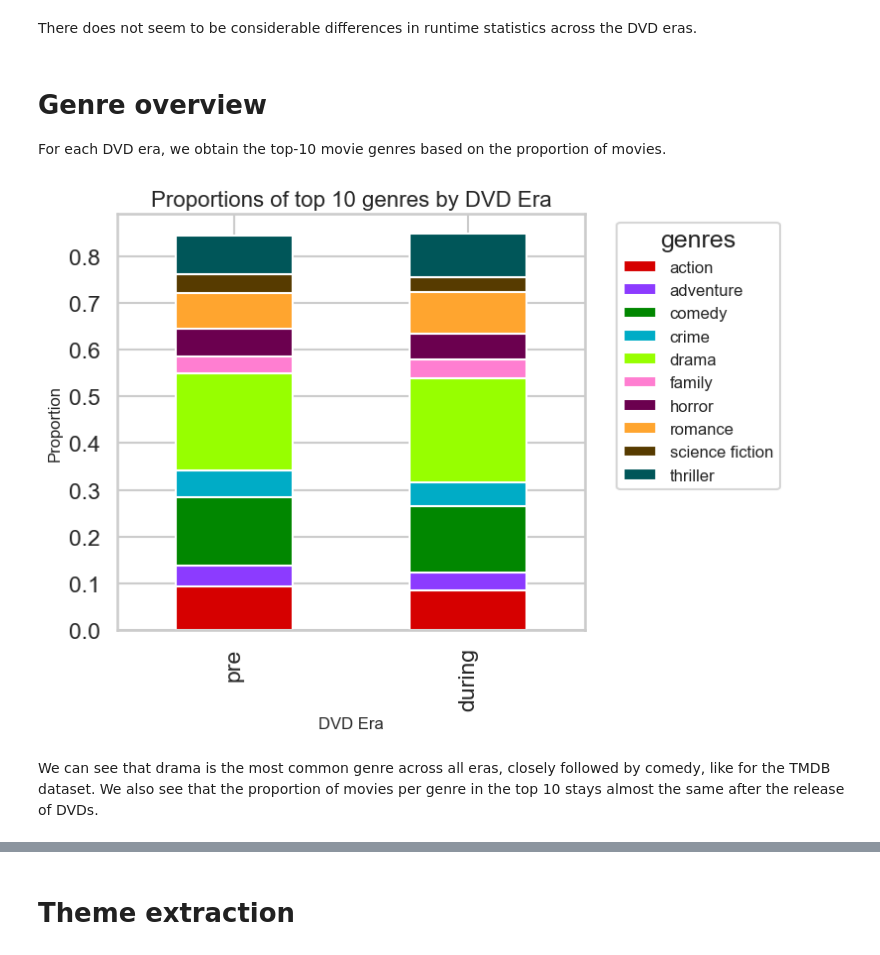
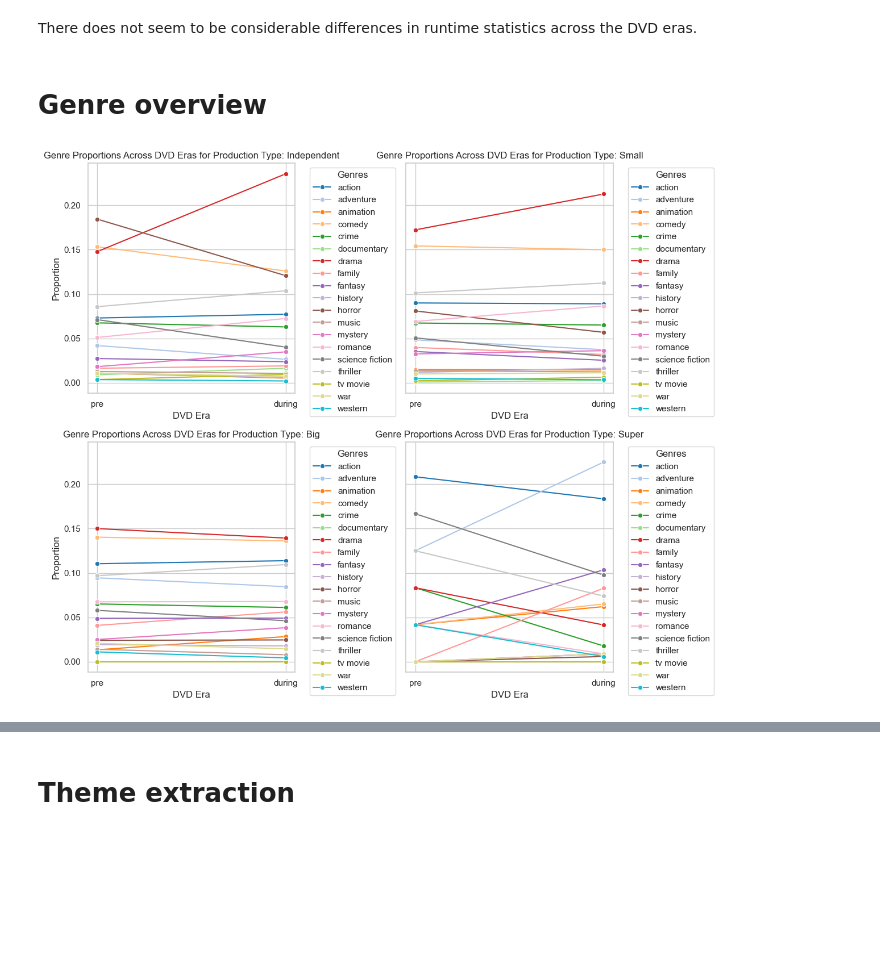
Before and after one commit to epfl-ada/ada-2024-project-databand, a Jupyter notebook: main_results_CMU.ipynb, the cells around one changed output, grey strips where cells are left out. Drawn from its saved outputs; the diff is of its cells as text; code cells hidden in the pictures; blank space fills up the shorter version.

```diff
--- a/main_results_CMU.ipynb
+++ b/main_results_CMU.ipynb
@@ -339,11 +355,28 @@ df[df.runtime >0].groupby('dvd_era')['runtime'].describe().reindex(['pre', 'duri
 There does not seem to be considerable differences in runtime statistics across the DVD eras.
 # %% [markdown]
 # Genre overview
-For each DVD era, we obtain the top-10 movie genres based on the proportion of movies.
-# %%
-top_10_genre =top_proportions_per_era(df, 'genres', 10, True)
-plot_top_proportions_per_era(top_10_genre, 'genres', 10)
-# %% [output]
-[figure, removed]
-# %% [markdown]
-We can see that drama is the most common genre across all eras, closely followed by comedy, like for the TMDB dataset. We also see that the proportion of movies per genre in the top 10 stays almost the same after the release of DVDs.
+# %%
+df_genres = df[df.genres.apply(lambda x: len(x) > 0)].copy()
+df_genres = df_genres.explode('genres')
+df_genres.head()
+df_genres = df_genres[df_genres.budget > 0]
+genre_proportions = get_proportions(df_genres, base_vars=['prod_type', 'dvd_era'], target_var='genres')
+
+sns.set(style="whitegrid")
+f, axs = plt.subplots(2, 2, figsize=(12, 10), sharey=True)
+# Loop through each production type
+for i, prod_type in enumerate(genre_proportions['prod_type'].unique()):
+    subset = genre_proportions[genre_proportions['prod_type'] == prod_type]
+
+    ax = axs.flatten()[i]
+    sns.lineplot(data=subset, x='dvd_era', y='prop', hue='genres', marker='o', ax=ax, palette='tab20')
+    ax.set_title(f"Genre Proportions Across DVD Eras for Production Type: {prod_type}")
+    ax.set_xlabel('DVD Era')
+    ax.set_ylabel('Proportion')
+
+    ax.legend(title='Genres', bbox_to_anchor=(1.05, 1), loc='upper left')
+    plt.tight_layout()
+
+plt.show()
+# %% [output]
+[figure, added]
```
Also changed, not shown: parts of 21 cells of this notebook, 2 other files.
